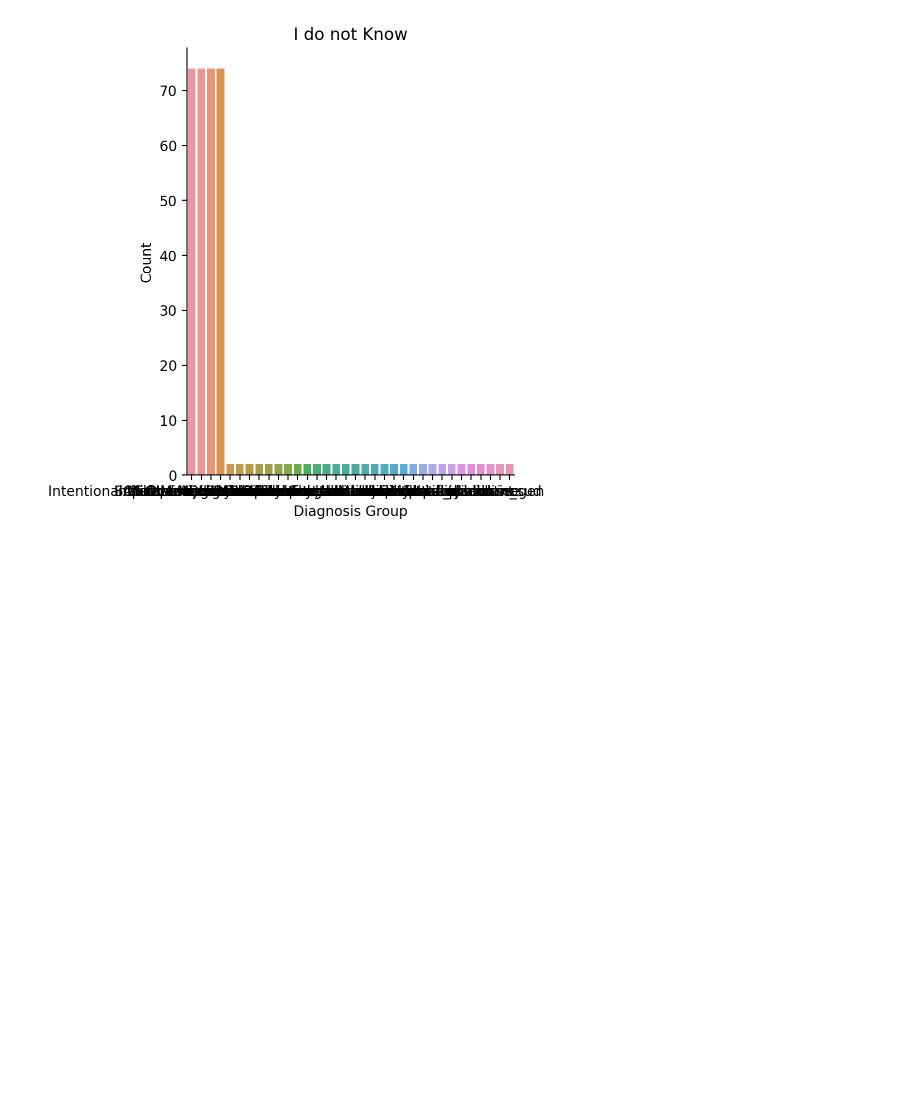
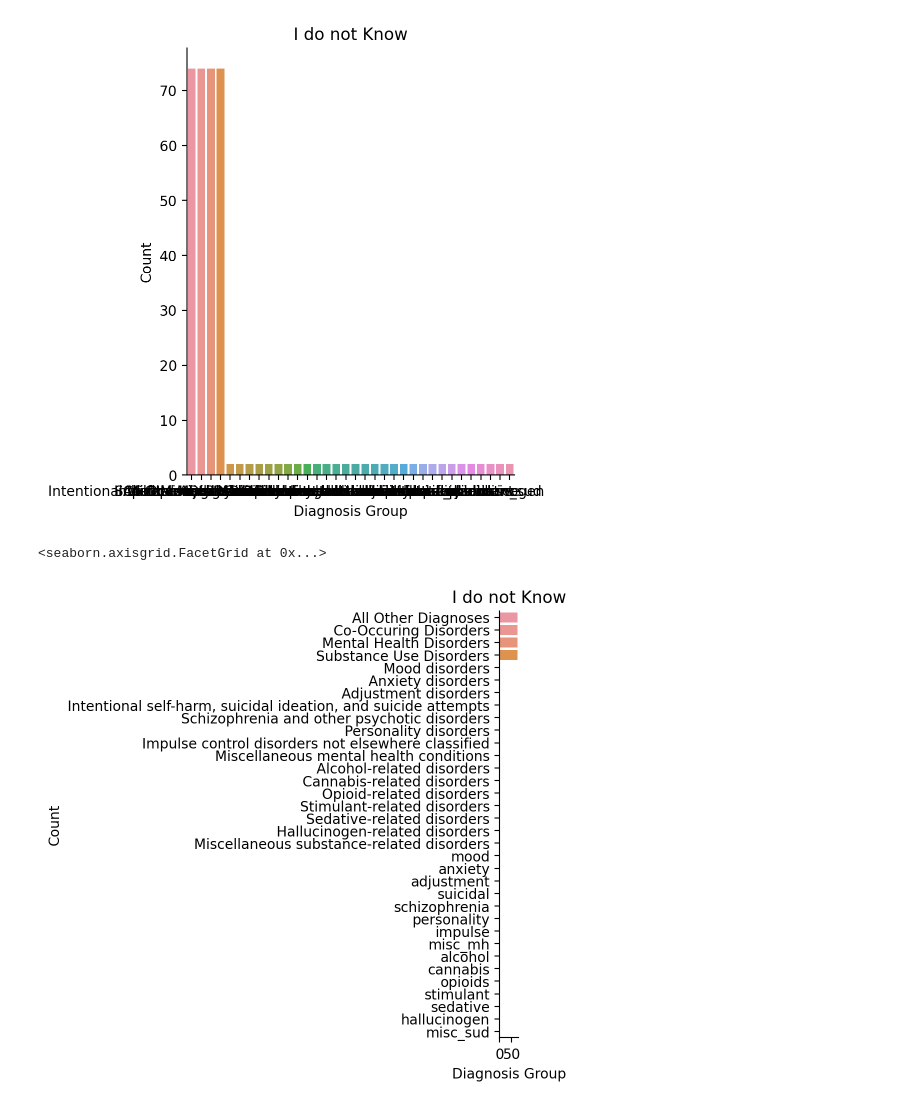
Before and after one commit to abbyzurasky/PUBH1142, a Jupyter notebook: MentalHealthDataAnalysis.ipynb, the cells around one changed output. Drawn from its saved outputs; the diff is of its cells as text; code cells hidden in the pictures; blank space fills up the shorter version.

```diff
--- a/MentalHealthDataAnalysis.ipynb
+++ b/MentalHealthDataAnalysis.ipynb
@@ -63,3 +65,17 @@ sns.catplot(
 # %% [output]
 <seaborn.axisgrid.FacetGrid at 0x...>
 [figure]
+# %%
+# Change the plot so the diagnosis group is on the y-axis
+sns.catplot(
+    data=df,
+    y='Dxgroup',
+    kind='count'
+).set(
+    title='I do not Know',
+    xlabel='Diagnosis Group',
+    ylabel='Count'
+)
+# %% [output]
+<seaborn.axisgrid.FacetGrid at 0x...>
+[figure, added]
```
Also changed, not shown: parts of 5 cells of this notebook.
